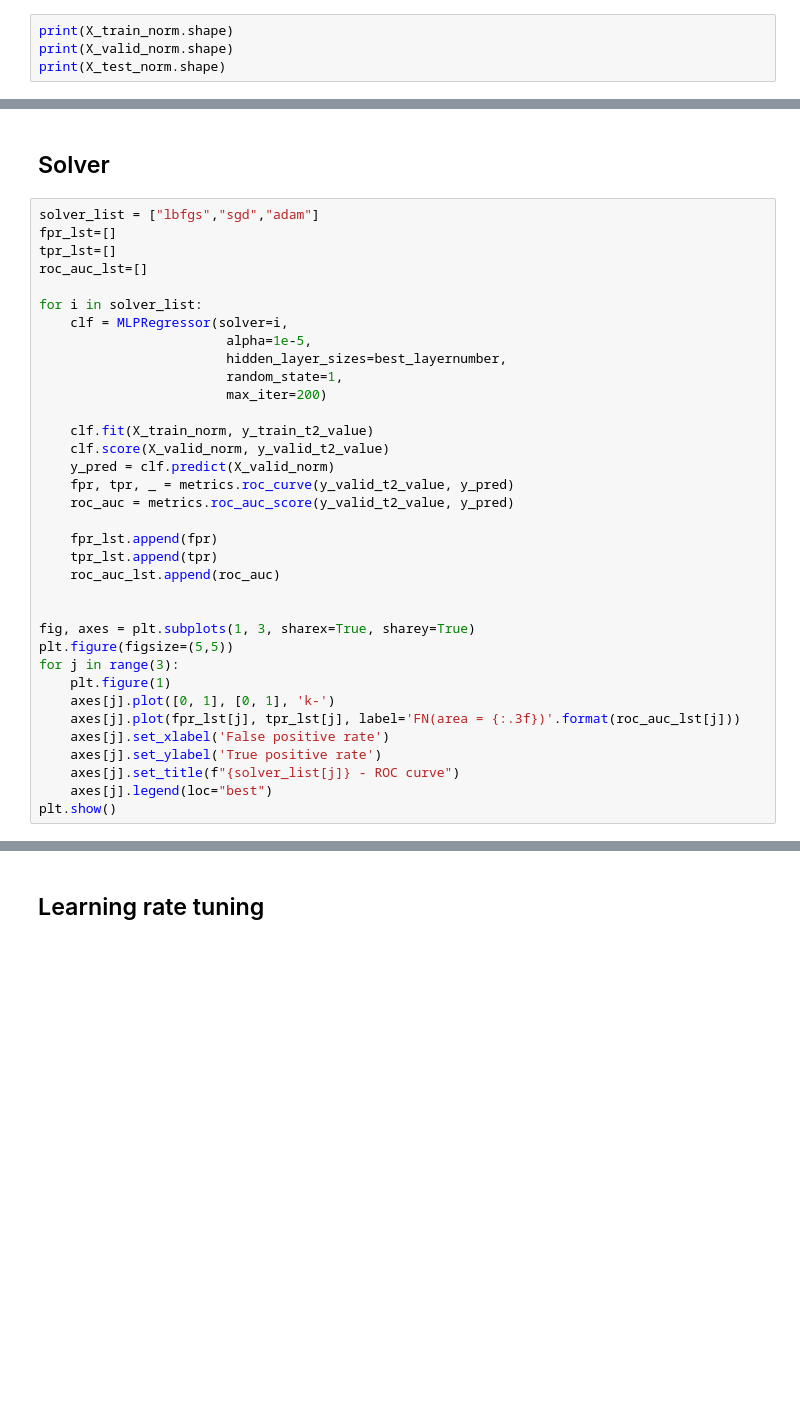
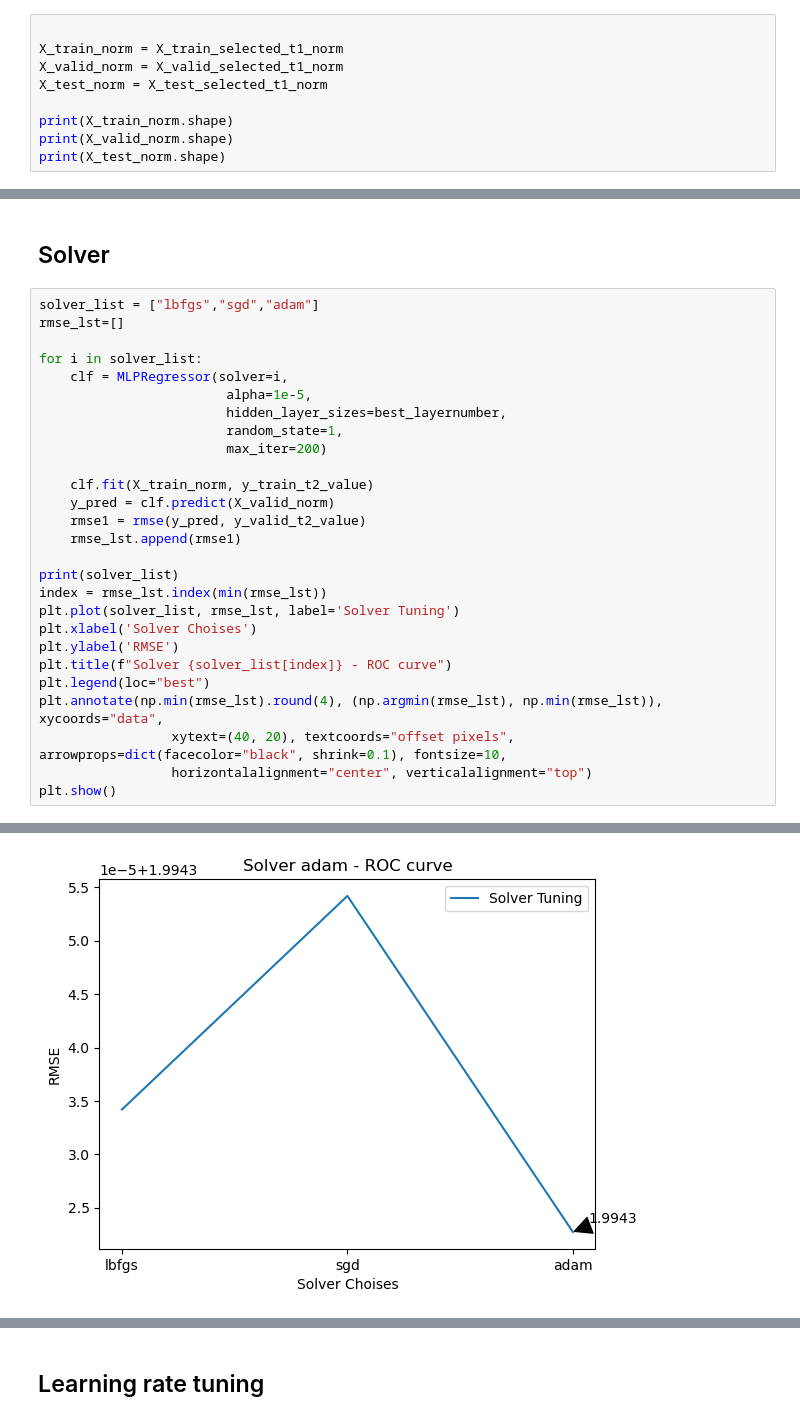
Before and after one commit to Justinfungi/Jebva-LOS-and-Mortality-Project-, a Jupyter notebook: Code/Jus/MLP (Justin)-LOS-sklearn-Copy1.ipynb, the cells around one changed output, grey strips where cells are left out. Cells and saved outputs as stored; diff of their text form; blank space fills up the shorter version.

```diff
--- a/Code/Jus/MLP (Justin)-LOS-sklearn-Copy1.ipynb
+++ b/Code/Jus/MLP (Justin)-LOS-sklearn-Copy1.ipynb
@@ -29,6 +26,11 @@ y_train_t1, y_train_t2, y_valid_t1, y_valid_t2
 when training, please use: 'y_train_t1_value,y_train_t2_value,y_valid_t1_value,y_valid_t2_value'
 ************************************************************
 # %%
+
+X_train_norm = X_train_selected_t1_norm
+X_valid_norm = X_valid_selected_t1_norm
+X_test_norm = X_test_selected_t1_norm
+
 print(X_train_norm.shape)
 print(X_valid_norm.shape)
 print(X_test_norm.shape)
@@ -127,9 +125,7 @@ best_layernumber
 ## Solver
 # %%
 solver_list = ["lbfgs","sgd","adam"]
-fpr_lst=[]
-tpr_lst=[]
-roc_auc_lst=[]
+rmse_lst=[]
 
 for i in solver_list:
     clf = MLPRegressor(solver=i,
@@ -139,24 +135,19 @@ for i in solver_list:
                         max_iter=200)
 
     clf.fit(X_train_norm, y_train_t2_value)
-    clf.score(X_valid_norm, y_valid_t2_value)
     y_pred = clf.predict(X_valid_norm)
-    fpr, tpr, _ = metrics.roc_curve(y_valid_t2_value, y_pred)
-    roc_auc = metrics.roc_auc_score(y_valid_t2_value, y_pred)
+    rmse1 = rmse(y_pred, y_valid_t2_value)
+    rmse_lst.append(rmse1)
 
-    fpr_lst.append(fpr)
-    tpr_lst.append(tpr)
-    roc_auc_lst.append(roc_auc)
-
-
-fig, axes = plt.subplots(1, 3, sharex=True, sharey=True)
-plt.figure(figsize=(5,5))
-for j in range(3):
-    plt.figure(1)
-    axes[j].plot([0, 1], [0, 1], 'k-')
-    axes[j].plot(fpr_lst[j], tpr_lst[j], label='FN(area = {:.3f})'.format(roc_auc_lst[j]))
-    axes[j].set_xlabel('False positive rate')
-    axes[j].set_ylabel('True positive rate')
-    axes[j].set_title(f"{solver_list[j]} - ROC curve")
-    axes[j].legend(loc="best")
+print(solver_list)
+index = rmse_lst.index(min(rmse_lst))
+plt.plot(solver_list, rmse_lst, label='Solver Tuning')
+plt.xlabel('Solver Choises')
+plt.ylabel('RMSE')
+plt.title(f"Solver {solver_list[index]} - ROC curve")
+plt.legend(loc="best")
+plt.annotate(np.min(rmse_lst).round(4), (np.argmin(rmse_lst), np.min(rmse_lst)), xycoords="data",
+                 xytext=(40, 20), textcoords="offset pixels", arrowprops=dict(facecolor="black", shrink=0.1), fontsize=10,
+                 horizontalalignment="center", verticalalignment="top")
 plt.show()
+# %% [output]
@@ -163 +155,2 @@ plt.show()
+[figure, added]
 # %%
```
Also changed, not shown: parts of 16 cells of this notebook, 1 other file.
